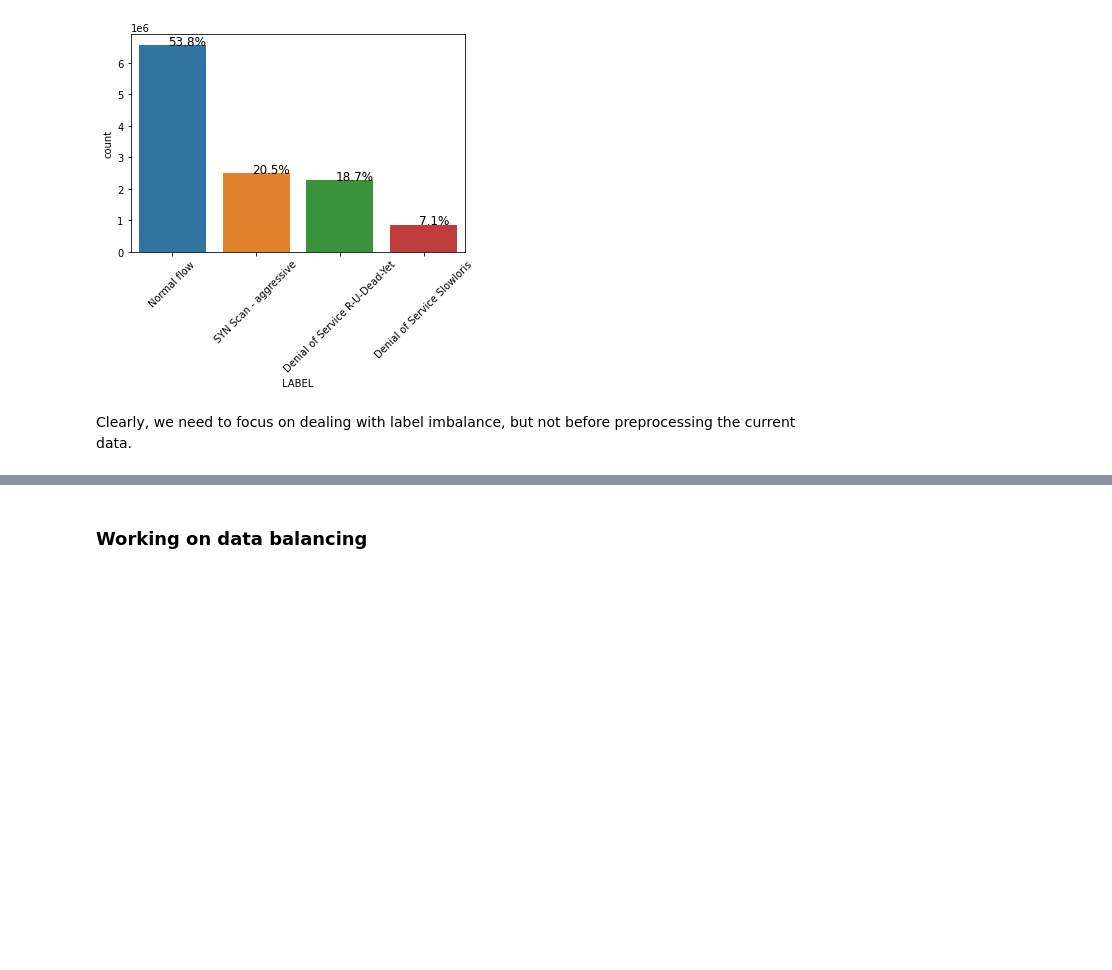
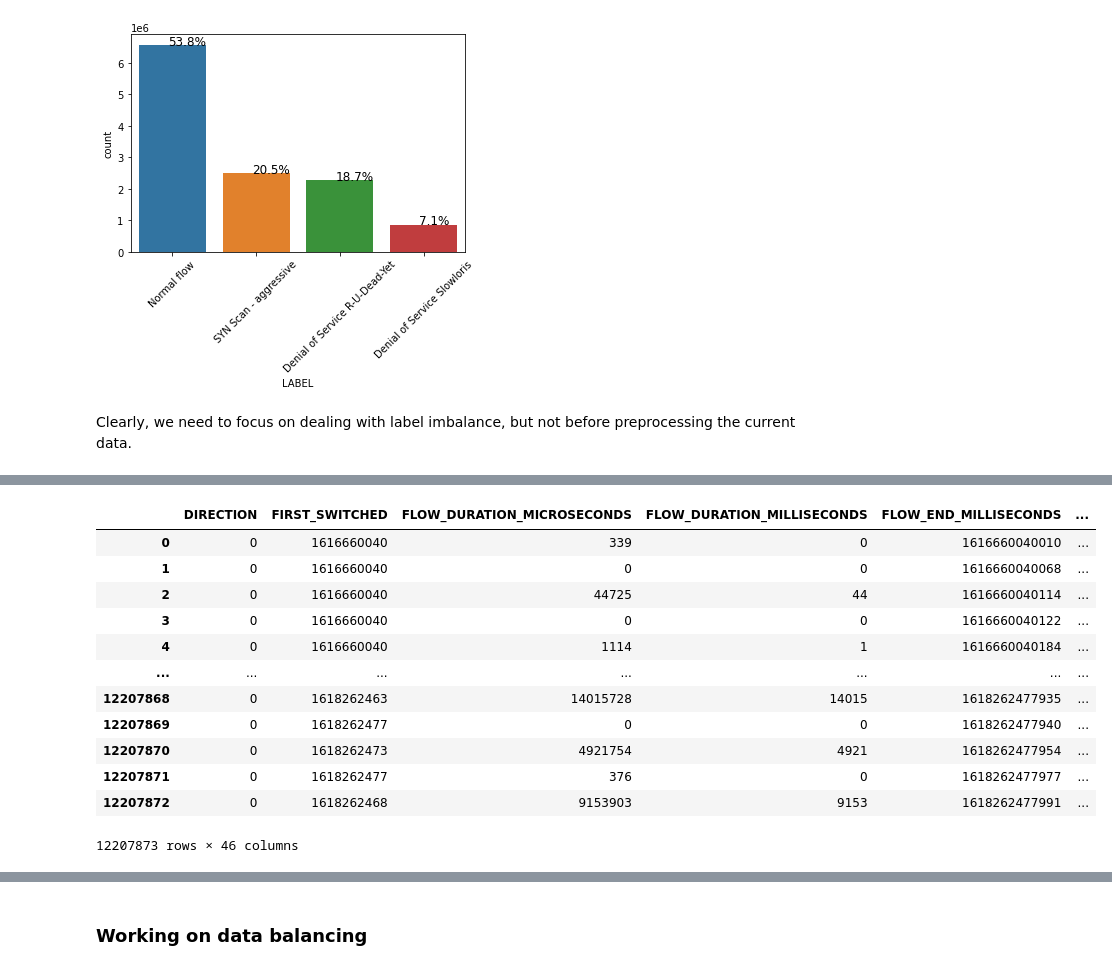
Before and after one commit to gusmendez99/sds-project-1, a Jupyter notebook: Preprocessing.ipynb, the cells around one changed output, grey strips where cells are left out. Cells and saved outputs as stored; diff of their text form; code cells hidden in the pictures; blank space fills up the shorter version.

```diff
--- a/Preprocessing.ipynb
+++ b/Preprocessing.ipynb
@@ -71,0 +85,13 @@ Clearly, we need to focus on dealing with label imbalance, but not before prepro
+# %%
+label_df = pd.get_dummies(df["LABEL"], columns=["LABEL"])
+label_df.rename(columns={"Denial of Service R-U-Dead-Yet" : "DDOS_RUDY",
+                         "Denial of Service Slowloris" : "DDOS_SLOWLORIS",
+                        "Normal flow" : "NORMAL_FLOW",
+                        "SYN Scan - aggressive" : "SYN_SCAN"}, inplace=True)
+
+df = pd.concat([df, label_df], axis=1)
+df.drop("LABEL", axis=1, inplace=True)
+
+del label_df
+
+df.head()
@@ -71,0 +105,12 @@ Clearly, we need to focus on dealing with label imbalance, but not before prepro
+# %%
+protocol_array = df['PROTOCOL'].apply(lambda x : format(x, "b").zfill(6)).to_numpy(dtype=object)
+protocol_array = np.array([list(binary) for binary in protocol_array])
+df_protocol = pd.DataFrame(protocol_array, columns=["URG", "ACK", "PSH", "RST", "SYN", "FIN"])
+
+df = pd.concat([df, df_protocol], axis=1)
+df.drop("PROTOCOL", axis=1, inplace=True)
+
+del protocol_array
+del df_protocol
+
+df.head()
@@ -71,0 +124,22 @@ Clearly, we need to focus on dealing with label imbalance, but not before prepro
+# %%
+# Memory optimization
+df.astype({"URG": np.uint8,
+                "ACK": np.uint8,
+               "PSH": np.uint8,
+               "RST": np.uint8,
+               "SYN": np.uint8,
+               "FIN": np.uint8}, copy=False)
+# %% [output]
+|  | DIRECTION | FIRST_SWITCHED | FLOW_DURATION_MICROSECONDS | FLOW_DURATION_MILLISECONDS | FLOW_END_MILLISECONDS | ... |
+| 0 | 0 | 1616660040 | 339 | 0 | 1616660040010 | ... |
+| 1 | 0 | 1616660040 | 0 | 0 | 1616660040068 | ... |
+| 2 | 0 | 1616660040 | 44725 | 44 | 1616660040114 | ... |
+| 3 | 0 | 1616660040 | 0 | 0 | 1616660040122 | ... |
+| 4 | 0 | 1616660040 | 1114 | 1 | 1616660040184 | ... |
+| ... | ... | ... | ... | ... | ... | ... |
+| 12207868 | 0 | 1618262463 | 14015728 | 14015 | 1618262477935 | ... |
+| 12207869 | 0 | 1618262477 | 0 | 0 | 1618262477940 | ... |
+| 12207870 | 0 | 1618262473 | 4921754 | 4921 | 1618262477954 | ... |
+| 12207871 | 0 | 1618262477 | 376 | 0 | 1618262477977 | ... |
+| 12207872 | 0 | 1618262468 | 9153903 | 9153 | 1618262477991 | ... |
+12207873 rows × 46 columns
```
Also changed, not shown: parts of 22 cells of this notebook.
